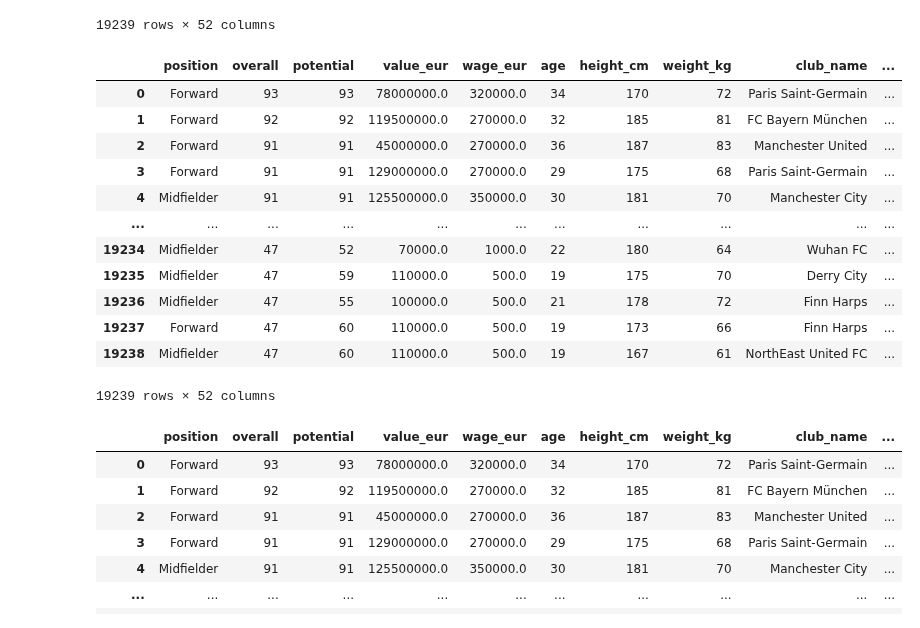
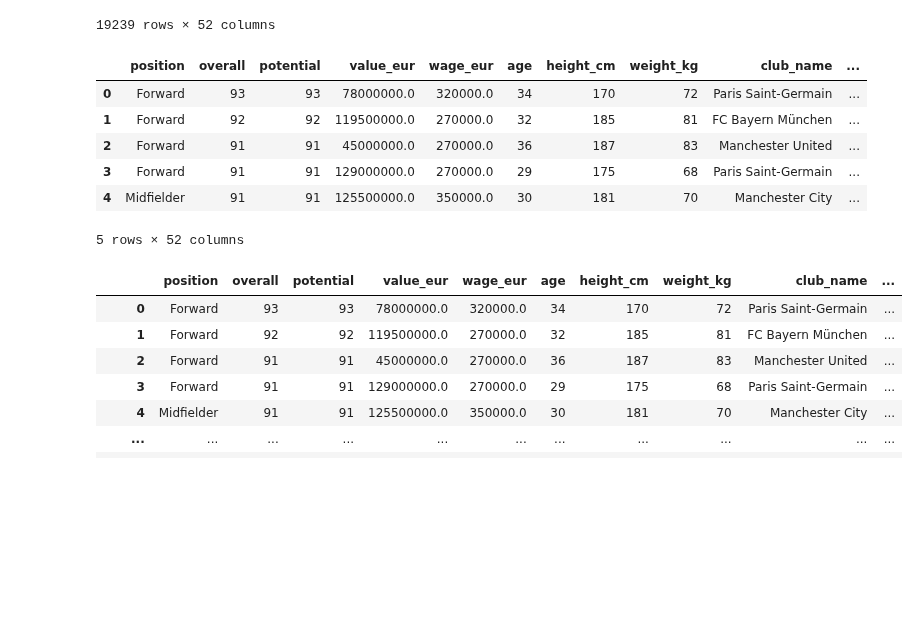
Before and after one commit to Abdulazeez-Dolapo/masters-dissertation, a Jupyter notebook: data-cleaning.ipynb, the cells around one changed output. Cells and saved outputs as stored; diff of their text form; code cells hidden in the pictures; blank space fills up the shorter version.

```diff
--- a/data-cleaning.ipynb
+++ b/data-cleaning.ipynb
@@ -86,60 +46,33 @@ data
 # %%
 
 # Rename 'player_positions' column to 'position'
 data.rename(columns={ 'player_positions': 'position' }, inplace=True)
 
 # Update position based on the first item in the comma-separated values.
 # For example, a player can have his positions as "LCB, RCB, CB". In this case,
 # We select LCB as the player's primary position and update the column's value based on that.
 data['position'] = data['position'].str.split(',').str[0]
 
 # Map values to corresponding positions
 position_mapping = {
-   'GK': 'Goalkeeper',
-   'RCB': 'Defender',
-   'LCB': 'Defender',
-   'RWB': 'Defender',
-   'LWB': 'Defender',
-   'RB': 'Defender',
-   'LB': 'Defender',
-   'CB': 'Defender',
-   'RCM': 'Midfielder',
-   'LCM': 'Midfielder',
-   'RDM': 'Midfielder',
-   'LDM': 'Midfielder',
-   'CDM': 'Midfielder',
-   'RAM': 'Midfielder',
-   'LAM': 'Midfielder',
-   'CAM': 'Midfielder',
-   'RM': 'Midfielder',
-   'LM': 'Midfielder',
-   'CM': 'Midfielder',
-   'RW': 'Forward',
-   'LW': 'Forward',
-   'RF': 'Forward',
-   'LF': 'Forward',
-   'RS': 'Forward',
-   'LS': 'Forward',
-   'ST': 'Forward',
-   'CF': 'Forward',
+   'GK': 'Goalkeeper', 'RCB': 'Defender', 'LCB': 'Defender', 'RWB': 'Defender', 'LWB': 'Defender',
+   'RB': 'Defender', 'LB': 'Defender', 'CB': 'Defender', 'RCM': 'Midfielder', 'LCM': 'Midfielder',
+   'RDM': 'Midfielder', 'LDM': 'Midfielder', 'CDM': 'Midfielder', 'RAM': 'Midfielder',
+   'LAM': 'Midfielder','CAM': 'Midfielder', 'RM': 'Midfielder', 'LM': 'Midfielder',
+   'CM': 'Midfielder', 'RW': 'Forward','LW': 'Forward', 'RF': 'Forward', 'LF': 'Forward',
+   'RS': 'Forward', 'LS': 'Forward', 'ST': 'Forward', 'CF': 'Forward',
 }
 data['position'] = data['position'].map(position_mapping)
 
-data
+data.head()
 # %% [output]
 |  | position | overall | potential | value_eur | wage_eur | age | height_cm | weight_kg | club_name | ... |
 | 0 | Forward | 93 | 93 | 78000000.0 | 320000.0 | 34 | 170 | 72 | Paris Saint-Germain | ... |
 | 1 | Forward | 92 | 92 | 119500000.0 | 270000.0 | 32 | 185 | 81 | FC Bayern München | ... |
 | 2 | Forward | 91 | 91 | 45000000.0 | 270000.0 | 36 | 187 | 83 | Manchester United | ... |
 | 3 | Forward | 91 | 91 | 129000000.0 | 270000.0 | 29 | 175 | 68 | Paris Saint-Germain | ... |
 | 4 | Midfielder | 91 | 91 | 125500000.0 | 350000.0 | 30 | 181 | 70 | Manchester City | ... |
-| ... | ... | ... | ... | ... | ... | ... | ... | ... | ... | ... |
-| 19234 | Midfielder | 47 | 52 | 70000.0 | 1000.0 | 22 | 180 | 64 | Wuhan FC | ... |
-| 19235 | Midfielder | 47 | 59 | 110000.0 | 500.0 | 19 | 175 | 70 | Derry City | ... |
-| 19236 | Midfielder | 47 | 55 | 100000.0 | 500.0 | 21 | 178 | 72 | Finn Harps | ... |
-| 19237 | Forward | 47 | 60 | 110000.0 | 500.0 | 19 | 173 | 66 | Finn Harps | ... |
-| 19238 | Midfielder | 47 | 60 | 110000.0 | 500.0 | 19 | 167 | 61 | NorthEast United FC | ... |
-19239 rows × 52 columns
+5 rows × 52 columns
 # %%
 # Remove rows with missing values
 data.dropna(inplace=True)
```
Also changed, not shown: parts of 2 cells of this notebook.
